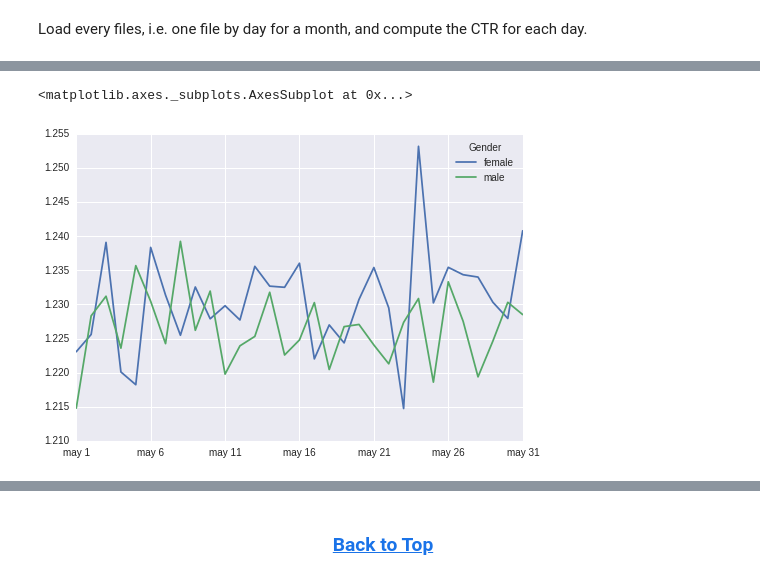
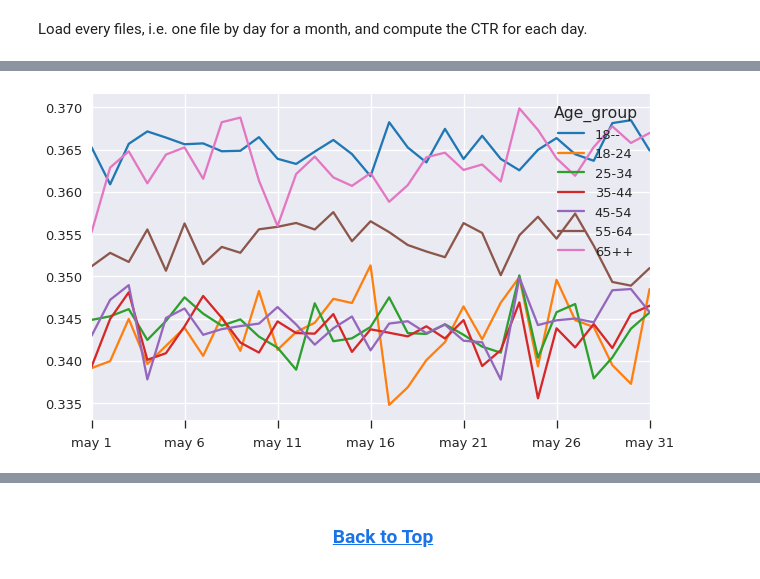
Before and after one commit to garaud/doing_pydata_science, a Jupyter notebook: chapter-02-eda.ipynb, the cells around one changed output, grey strips where cells are left out. Cells and saved outputs as stored; diff of their text form; code cells hidden in the pictures.

```diff
--- a/chapter-02-eda.ipynb
+++ b/chapter-02-eda.ipynb
@@ -398,15 +408,15 @@ def clean(df):
 def get_gender_age_ctr(df):
     grp_col = ['has_click', 'Gender', 'Age_group']
     gender_age_grp = df.groupby(grp_col)[["Impressions", "Clicks"]].sum().unstack()
-    return (gender_age_grp.ix[True]["Clicks"] /
-            gender_age_grp.ix[True]["Impressions"])
+    return (gender_age_grp.loc[True]["Clicks"] /
+            gender_age_grp.loc[True]["Impressions"])
 # %%
 def main():
     """Loop on each file and return a dict of date: dataframe where the dataframe is
     the CTR by gender and by age group.
     """
     result = OrderedDict()
-    for idx in xrange(1, DAY_NUMBER + 1):
+    for idx in range(1, DAY_NUMBER + 1):
         date_name = "may {}".format(idx)
         fname = os.path.join(PATH, BASENAME + str(idx) + "." + EXT)
         df = pd.read_csv(fname)
@@ -446,5 +449,6 @@ ctr_age_by_date(result).plot()
-# %%
-ctr_gender_by_date(result).plot()
-# %% [output]
-<matplotlib.axes._subplots.AxesSubplot at 0x...>
-[figure, removed]
+# %%
+with sns.axes_style("darkgrid", {'xtick.major.size': 8.0}):
+    fig, ax = plt.subplots(figsize=(10,6))
+    ctr_age_by_date(result).plot(ax=ax)
+# %% [output]
+[figure, added]
```
Also changed, not shown: parts of 18 cells of this notebook.
